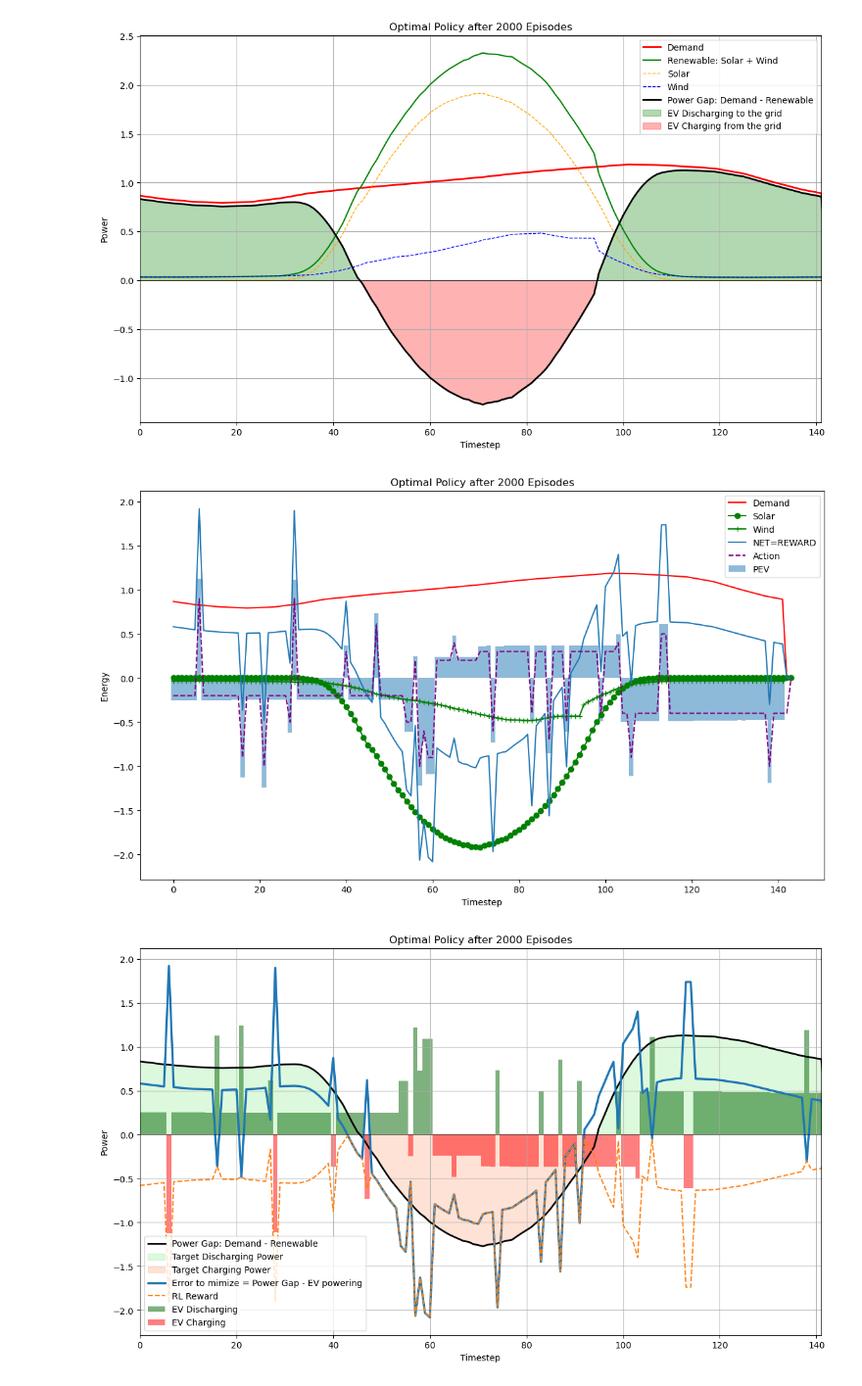
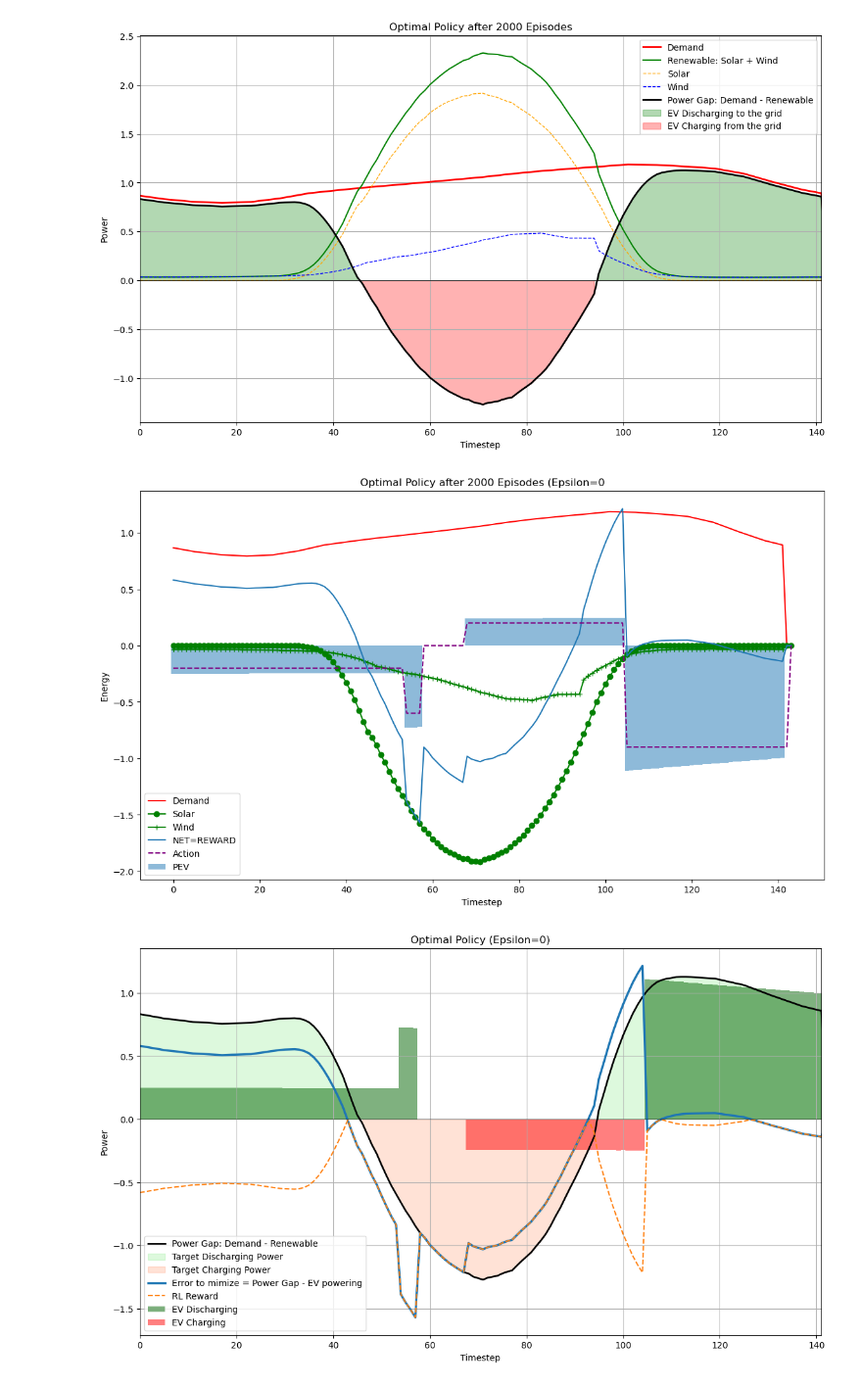
Before and after one commit to carlacupcake/CE291-V2G, a Jupyter notebook: RL_test_RNN._FORPLOTS.ipynb, the cells around one changed output. Shown at 98% size. Cells and saved outputs as stored; diff of their text form; code cells hidden in the pictures.

Commit message:
added new plots

```diff
--- a/RL_test_RNN._FORPLOTS.ipynb
+++ b/RL_test_RNN._FORPLOTS.ipynb
@@ -130,6 +130,8 @@ agent = DQNAgent(state_size=3, action_size=21, sequence_length=sequence_length,
 agent.epsilon
 
 episode_durations = []
+
+agent.epsilon=0
 
 for episode in range(2):  # Loop over specified number of episodes (Dont do less than 2, the memory of the one day needs to be filled first)
     # Initialize environment for the current day
@@ -244,13 +246,13 @@ plt.plot(timesteps, action_profile, label='Action', color='purple', linestyle='-
 
 
 plt.legend()
-plt.title('Optimal Policy after 2000 Episodes')
+plt.title('Optimal Policy after 2000 Episodes (Epsilon=0')
 plt.xlabel('Timestep')
 plt.ylabel('Energy')
 plt.savefig('test.png')
 plt.show()
 # %% [output]
-[figure, old version]
+[figure, new version]
 # %%
 #Baseline plot
 #Make it pretty & cool!
@@ -268,32 +270,32 @@ plt.fill_between(range(len(demand_profile)), demand_profile - solar_profile - wi
 
 # Plot the PEV_profile as a bar graph
 timesteps = np.arange(len(PEV_profile))
 #plt.bar(timesteps, -PEV_profile, width=1.0,where=-PEV_profile >=0,color='green',label='EV Discharging', alpha=0.5)
 #plt.bar(timesteps, -PEV_profile, width=1.0,where=-PEV_profile >=0,color='red' label='EV Charging', alpha=0.5)
 # Filter data for EV discharging and EV charging
 discharging_profile = np.where(-PEV_profile >= 0, -PEV_profile, 0)
 charging_profile = np.where(-PEV_profile < 0, -PEV_profile, 0)
 
 # Plot bars for EV discharging
 plt.bar(timesteps, discharging_profile, width=1.0, color='#006400', alpha=0.5, label='EV Discharging')
 
 # Plot bars for EV charging
 plt.bar(timesteps, charging_profile, width=1.0, color='red', alpha=0.5, label='EV Charging')
 
 plt.plot(demand_profile+PEV_profile -solar_profile- wind_profile, label='Error to mimize = Power Gap - EV powering', linewidth=2.5)
 plt.plot(-abs(demand_profile+PEV_profile -solar_profile- wind_profile), label='RL Reward', linestyle="--")
 
 
 plt.xlim(0, len(demand_profile)-3)
 
 
 plt.axhline(0, color='black',linewidth=0.5 )
 plt.grid()
 plt.legend()
-plt.title('Optimal Policy after 2000 Episodes')
+plt.title('Optimal Policy (Epsilon=0)')
 plt.xlabel('Timestep')
 plt.ylabel('Power')
 plt.savefig('test.png')
 plt.show()
 # %% [output]
-[figure, old version]
+[figure, new version]
```
Also changed, not shown: parts of 1 cell of this notebook, 10 other files.
